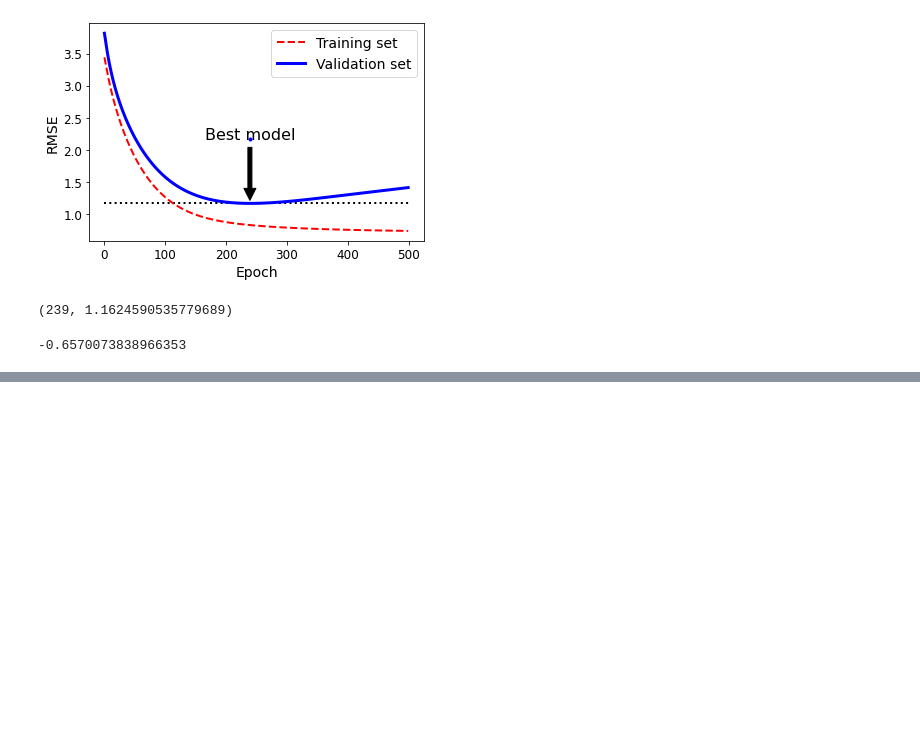
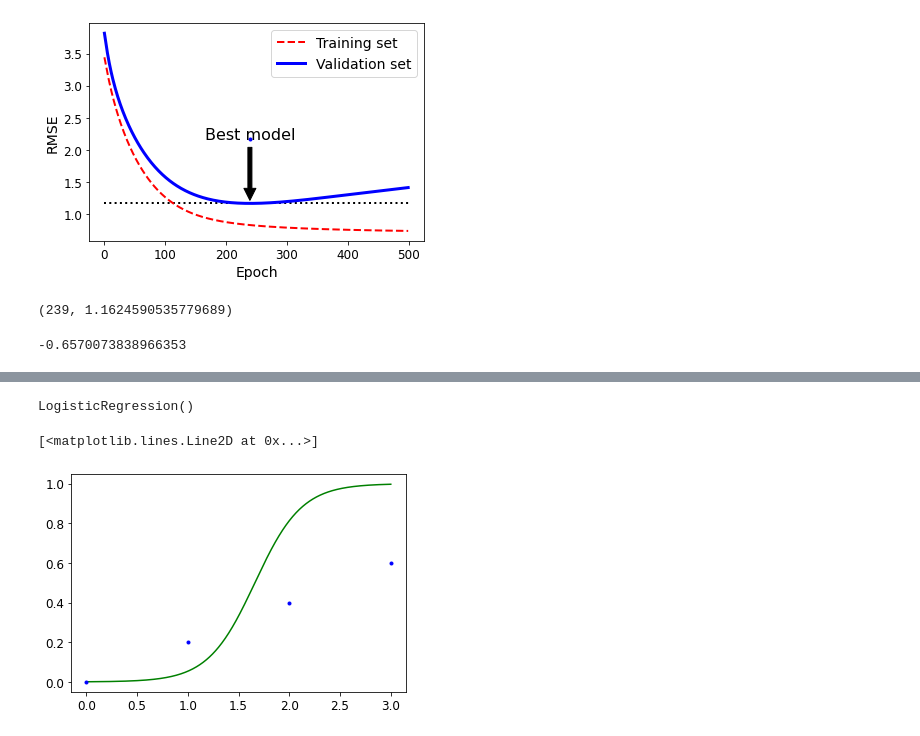
Before and after one commit to YuchanJung/TIL, a Jupyter notebook: ml/handson-ml2/training_linear_model.ipynb, the cells around one changed output, grey strips where cells are left out. Saved outputs shown, nothing was run; the diff lists cells and outputs as text; code cells hidden in the pictures; blank space fills up the shorter version.

```diff
--- a/ml/handson-ml2/training_linear_model.ipynb
+++ b/ml/handson-ml2/training_linear_model.ipynb
@@ -666,0 +734,5 @@ sgd_reg.score(X_test_poly_scaled, y[50:])
+# %%
+from sklearn import datasets
+iris = datasets.load_iris()
+print(list(iris.keys()))
+print(iris.data) # sepal length, sepal width, petal length, petal width
@@ -666,0 +777,18 @@ sgd_reg.score(X_test_poly_scaled, y[50:])
+# %%
+X = iris["data"][:, 3:] # 꽃잎의 너비 ( 주의. 3: 로 설정해야 함 )
+y = (iris["target"] == 2).astype(int) # Iris_Virginica 면 1, 그렇지 않으면 0
+# %%
+from sklearn.linear_model import LogisticRegression
+
+log_reg = LogisticRegression()
+log_reg.fit(X, y)
+# %% [output]
+LogisticRegression()
+# %%
+X_new = np.linspace(0, 3, 1000).reshape(-1, 1)
+y_proba = log_reg.predict_proba(X_new) # 확률 반환
+plt.plot(X_new, y_proba[:, 1], "g-", label="Iris virginica")
+=p
+# %% [output]
+[<matplotlib.lines.Line2D at 0x...>]
+[figure, added]
```
Also changed, not shown: parts of 8 cells of this notebook.
